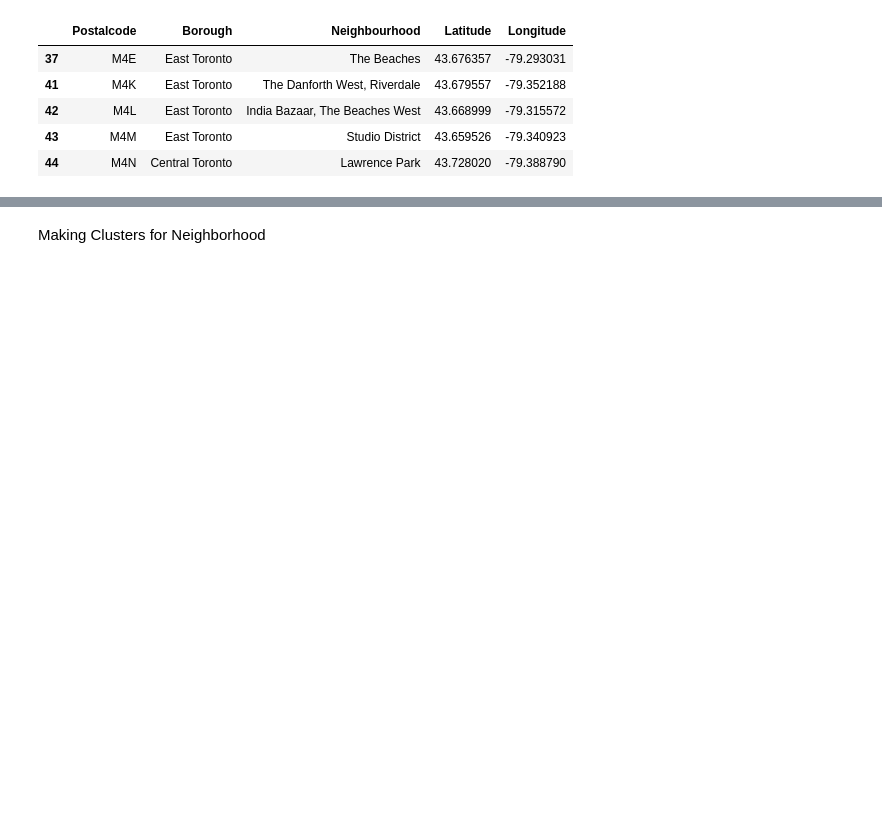
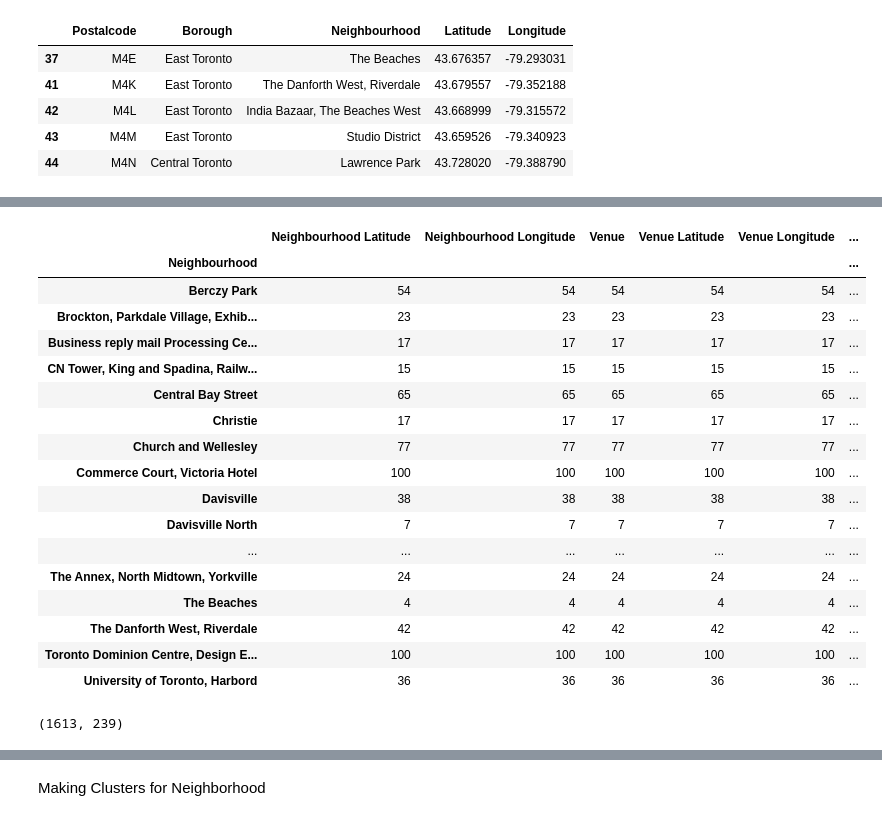
Before and after one commit to Rohan315/Where-to-open-company-headquarter--k-means-clustering, a Jupyter notebook: Segmenting and Clustering Neighborhoods in Toronto.ipynb, the cells around one changed output, grey strips where cells are left out. Drawn from its saved outputs; the diff is of its cells as text; code cells hidden in the pictures; blank space fills up the shorter version.

```diff
--- a/Segmenting and Clustering Neighborhoods in Toronto.ipynb
+++ b/Segmenting and Clustering Neighborhoods in Toronto.ipynb
@@ -162,8 +155,8 @@ toronto_data.head()
 | 43 | M4M | East Toronto | Studio District | 43.659526 | -79.340923 |
 | 44 | M4N | Central Toronto | Lawrence Park | 43.728020 | -79.388790 |
 # %%
-CLIENT_ID = 'D5MZJLGWGSZG2EQ45SVO0A3DB4LEU2UAMFRITACXI4ZA0IDH' # Foursquare ID
-CLIENT_SECRET = 'D5MZJLGWGSZG2EQ45SVO0A3DB4LEU2UAMFRITACXI4ZA0IDH' # Foursquare Secret
+CLIENT_ID = 'QEF4SFROUUVOQKNPAFNNRDUW4ACAWSYYG312LM3BKEDDKPIZ' # your Foursquare ID
+CLIENT_SECRET = 'CCBFW1WDVTUYDLPFX3SR0QBB5R2UKRYOZ3F1JDJ3PLQMPDRM' # your Foursquare Secret
 VERSION = '20180604'
 # %%
 def getNearbyVenues(names, latitudes, longitudes):
@@ -196,9 +189,9 @@ def getNearbyVenues(names, latitudes, longitudes):
             v['venue']['location']['lng'],
             v['venue']['categories'][0]['name']) for v in results])
     nearby_venues = pd.DataFrame([item for venue_list in venues_list for item in venue_list])
-    nearby_venues.columns = ['Neighborhood',
-                  'Neighborhood Latitude',
-                  'Neighborhood Longitude',
+    nearby_venues.columns = ['Neighbourhood',
+                  'Neighbourhood Latitude',
+                  'Neighbourhood Longitude',
                   'Venue',
                   'Venue Latitude',
                   'Venue Longitude',
@@ -206,7 +199,7 @@ def getNearbyVenues(names, latitudes, longitudes):
 
     return(nearby_venues)
 # %%
-toronto_venues = getNearbyVenues(names=toronto_data['Neighborhood'],
+toronto_venues = getNearbyVenues(names=toronto_data['Neighbourhood'],
                                    latitudes=toronto_data['Latitude'],
                                    longitudes=toronto_data['Longitude']
                                   )
@@ -215,9 +233,30 @@ toronto_venues.head()
 # %%
-toronto_venues.groupby('Neighborhood').count()
+toronto_venues.groupby('Neighbourhood').count()
+# %% [output]
+|  | Neighbourhood Latitude | Neighbourhood Longitude | Venue | Venue Latitude | Venue Longitude | ... |
+| Neighbourhood |  |  |  |  |  | ... |
+| Berczy Park | 54 | 54 | 54 | 54 | 54 | ... |
+| Brockton, Parkdale Village, Exhib... | 23 | 23 | 23 | 23 | 23 | ... |
+| Business reply mail Processing Ce... | 17 | 17 | 17 | 17 | 17 | ... |
+| CN Tower, King and Spadina, Railw... | 15 | 15 | 15 | 15 | 15 | ... |
+| Central Bay Street | 65 | 65 | 65 | 65 | 65 | ... |
+| Christie | 17 | 17 | 17 | 17 | 17 | ... |
+| Church and Wellesley | 77 | 77 | 77 | 77 | 77 | ... |
+| Commerce Court, Victoria Hotel | 100 | 100 | 100 | 100 | 100 | ... |
+| Davisville | 38 | 38 | 38 | 38 | 38 | ... |
+| Davisville North | 7 | 7 | 7 | 7 | 7 | ... |
+| ... | ... | ... | ... | ... | ... | ... |
+| The Annex, North Midtown, Yorkville | 24 | 24 | 24 | 24 | 24 | ... |
+| The Beaches | 4 | 4 | 4 | 4 | 4 | ... |
+| The Danforth West, Riverdale | 42 | 42 | 42 | 42 | 42 | ... |
+| Toronto Dominion Centre, Design E... | 100 | 100 | 100 | 100 | 100 | ... |
+| University of Toronto, Harbord | 36 | 36 | 36 | 36 | 36 | ... |
 # %%
 # one hot encoding
 toronto_onehot = pd.get_dummies(toronto_venues[['Venue Category']], prefix="", prefix_sep="")
 toronto_onehot.drop(['Neighborhood'],axis=1,inplace=True)
-toronto_onehot.insert(loc=0, column='Neighborhood', value=toronto_venues['Neighborhood'] )
+toronto_onehot.insert(loc=0, column='Neighbourhood', value=toronto_venues['Neighbourhood'] )
 toronto_onehot.shape
+# %% [output]
+(1613, 239)
 # %%
```
Also changed, not shown: parts of 13 cells of this notebook.
